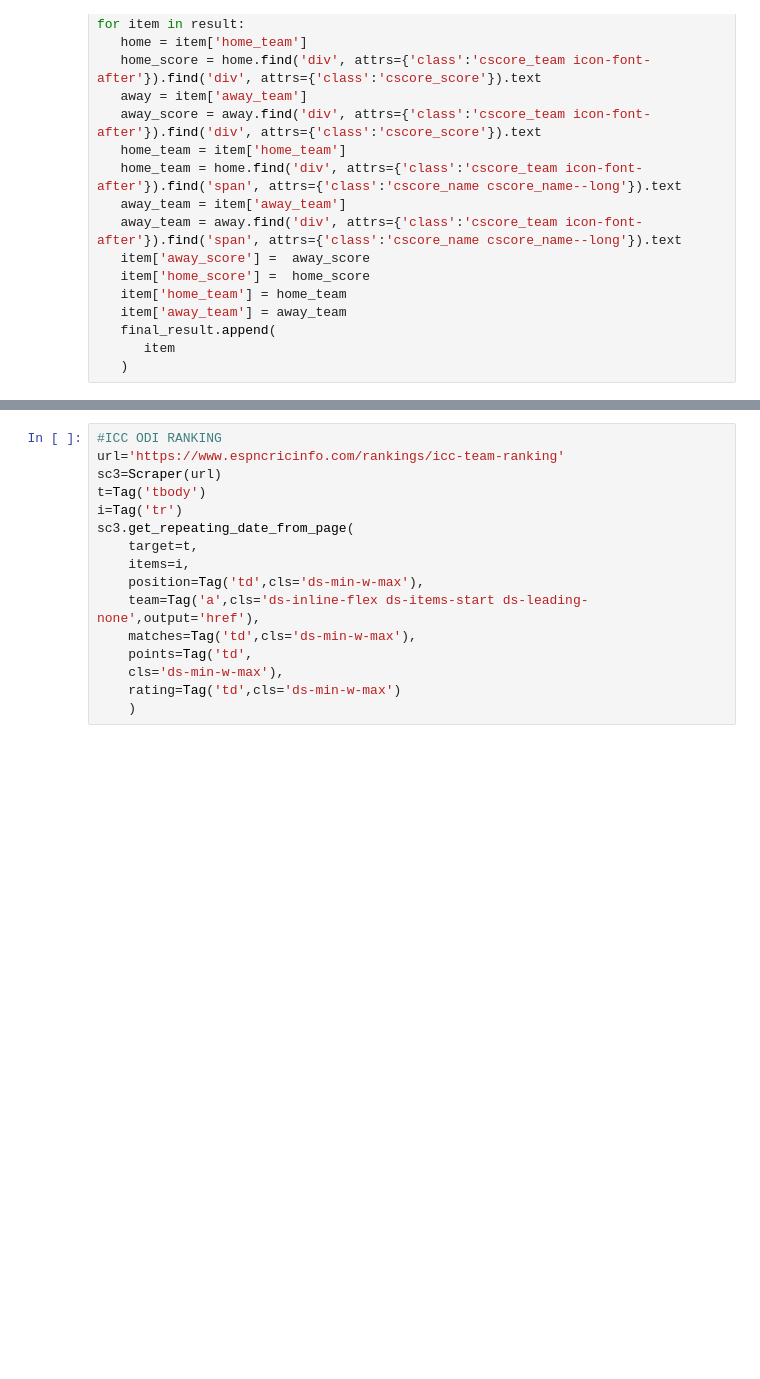
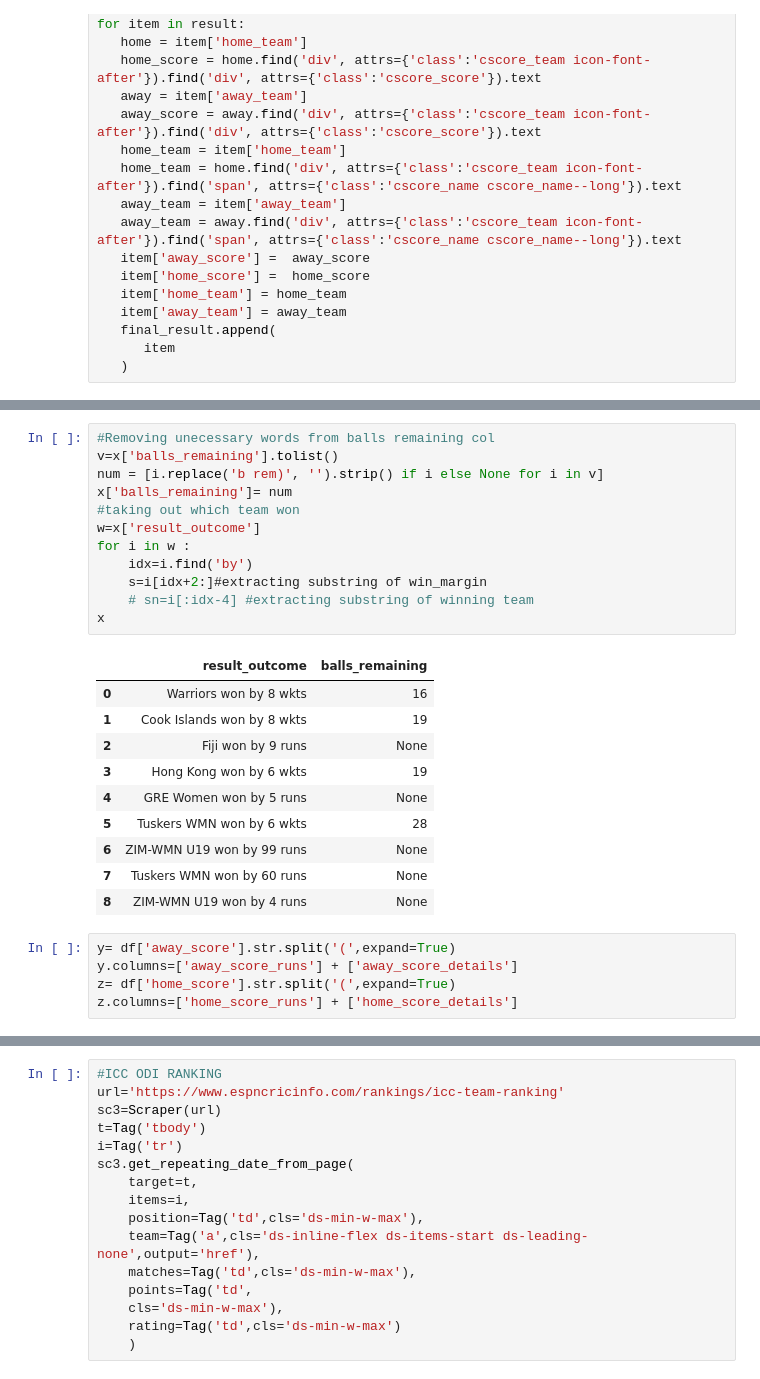
Before and after one commit to Omimishra/Python-Data-science, a Jupyter notebook: project.ipynb, the cells around one changed output, grey strips where cells are left out. Cells and saved outputs as stored; diff of their text form; blank space fills up the shorter version.

```diff
--- a/project.ipynb
+++ b/project.ipynb
@@ -111,0 +165,28 @@ final_result
+# %%
+#Removing unecessary words from balls remaining col
+v=x['balls_remaining'].tolist()
+num = [i.replace('b rem)', '').strip() if i else None for i in v]
+x['balls_remaining']= num
+#taking out which team won
+w=x['result_outcome']
+for i in w :
+    idx=i.find('by')
+    s=i[idx+2:]#extracting substring of win_margin
+    # sn=i[:idx-4] #extracting substring of winning team
+x
+# %% [output]
+|  | result_outcome | balls_remaining |
+| 0 | Warriors won by 8 wkts | 16 |
+| 1 | Cook Islands won by 8 wkts | 19 |
+| 2 | Fiji won by 9 runs | None |
+| 3 | Hong Kong won by 6 wkts | 19 |
+| 4 | GRE Women won by 5 runs | None |
+| 5 | Tuskers WMN won by 6 wkts | 28 |
+| 6 | ZIM-WMN U19 won by 99 runs | None |
+| 7 | Tuskers WMN won by 60 runs | None |
+| 8 | ZIM-WMN U19 won by 4 runs | None |
+# %%
+y= df['away_score'].str.split('(',expand=True)
+y.columns=['away_score_runs'] + ['away_score_details']
+z= df['home_score'].str.split('(',expand=True)
+z.columns=['home_score_runs'] + ['home_score_details']
```
Also changed, not shown: parts of 8 cells of this notebook, 1 other file.
